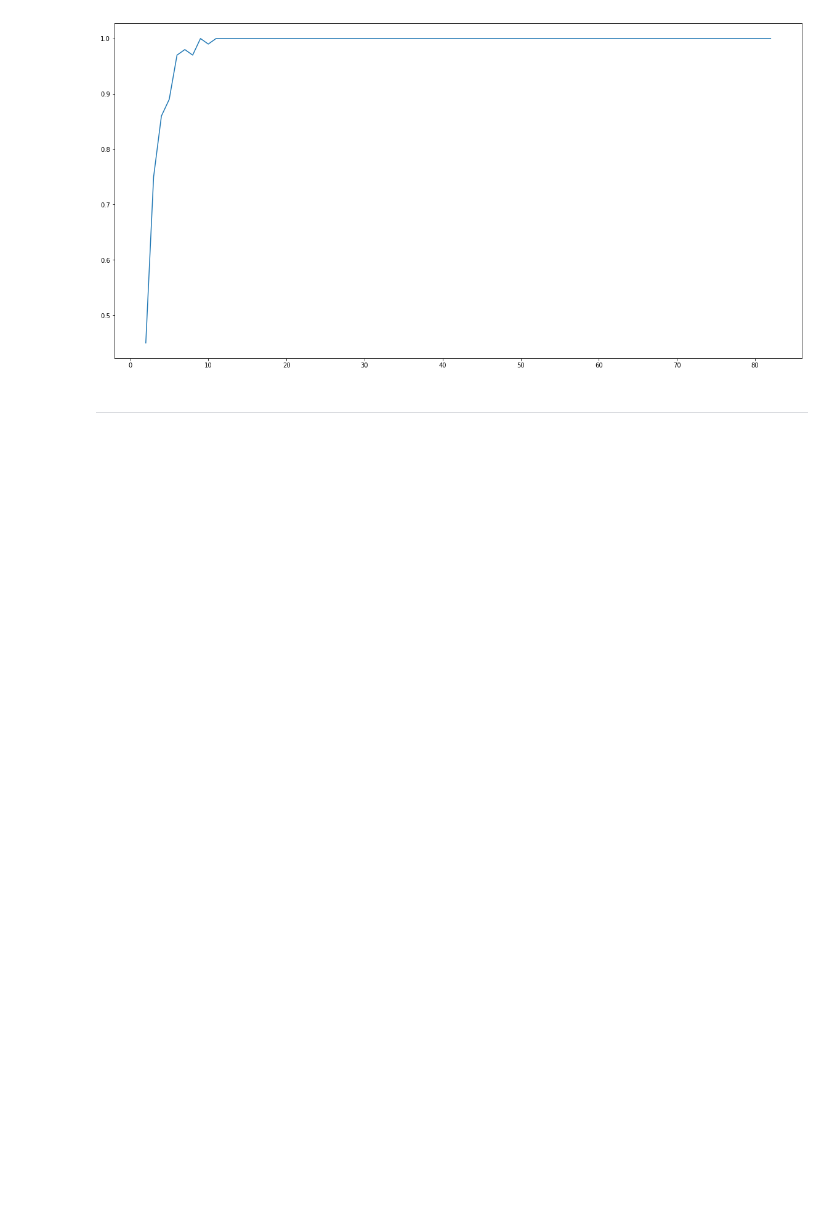
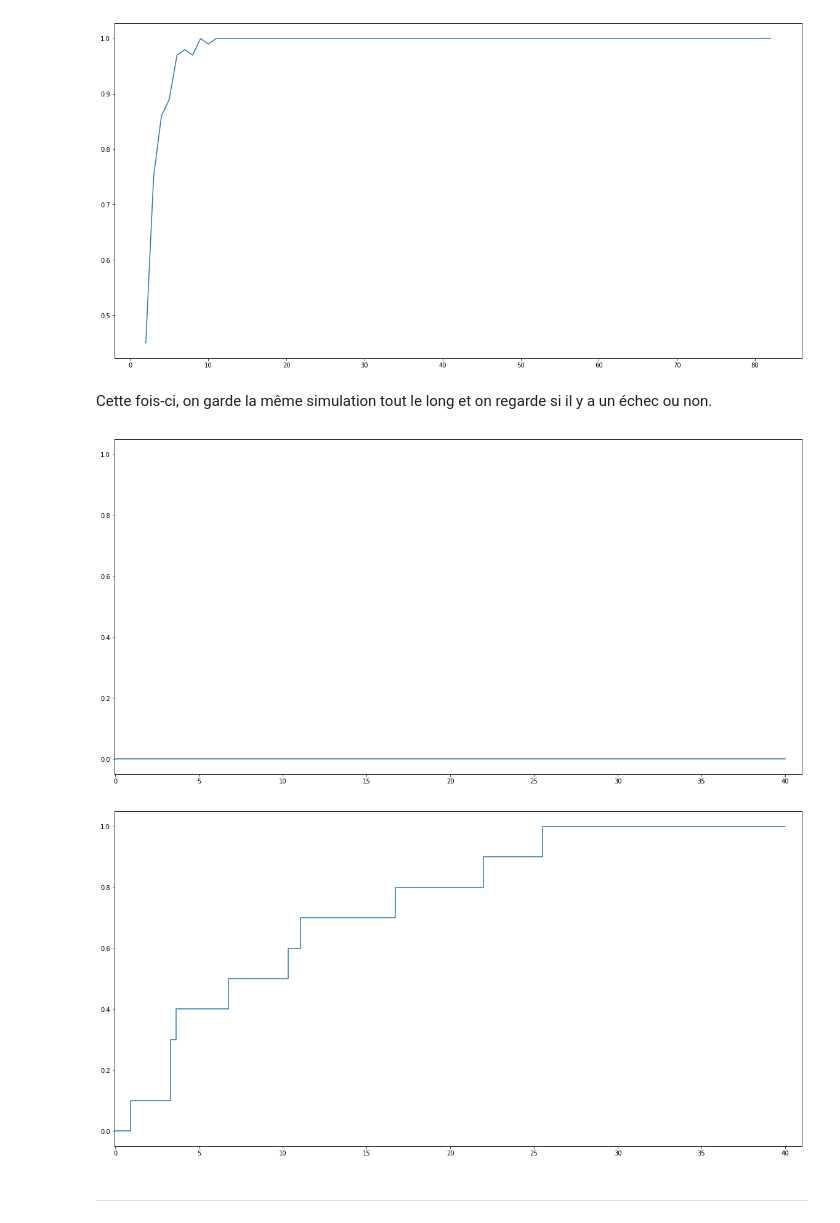
Before and after one commit to Oneway81/Grp-Tra-App, a Jupyter notebook: rendu.ipynb, the cells around one changed output. Drawn from its saved outputs; the diff is of its cells as text; code cells hidden in the pictures; blank space fills up the shorter version.

```diff
--- a/rendu.ipynb
+++ b/rendu.ipynb
@@ -257,3 +257,43 @@ horizon(80,100,1000,2,80,1,0.0005,1)
 [figure]
 # %%
 horizon(10000,100,1000,2,80,1,0.08,10)
+# %% [markdown]
+Cette fois-ci, on garde la même simulation tout le long et on regarde si il y a un échec ou non.
+# %%
+def une_ruine(cap, temps, rec, mu,lam):
+    R = []
+    R.append(cap)
+
+    T = [] #Tableau des Ti
+    X = [] #Tableau des Xi
+
+    T.append(0)
+    X.append(0)
+
+    somme = 0
+    indice = 0
+    i = 1
+    t = npr.exponential(mu,1)
+    T.append(somme + t)
+    somme = somme + t
+
+
+
+    while( T[i] < temps ) : # Tant que le temps maximal n'est pas depasse, on continue
+        #t = expovariate(mu)
+        t = npr.exponential(mu)
+        T.append(somme + t)  # expovariate(mu) donne une loi expo de param mu
+        somme = somme + t    # On  garde en memoire la somme
+        X.append(npr.exponential(1/lam))
+        R.append(R[indice] + rec*(T[i]-T[i-1]))
+        R.append(R[indice+1] - X[i])
+
+        if(R[indice + 1] < 0 ):
+            return (T[i][0]) #On return l'indice de la faillite.
+
+        i = i + 1
+        indice = indice + 2
+
+    R.append(R[indice] + rec*(T[i]-T[i-1]))
+
+    return(temps+1) #on sait qu'il n'y a pas eu de faillite.
@@ -260,3 +347,9 @@ horizon(10000,100,1000,2,80,1,0.08,10)
+# %%
+horizon_meme_simulation(10,1000,40,80,1,0.05)
+horizon_meme_simulation(10,1000,40,80,1,0.005)
+# %% [output]
+[figure, added]
+[figure, added]
 # %% [markdown]
 _________________________________________________________________________________________________________________________
 # %% [markdown]
```
Also changed, not shown: parts of 3 cells of this notebook.
